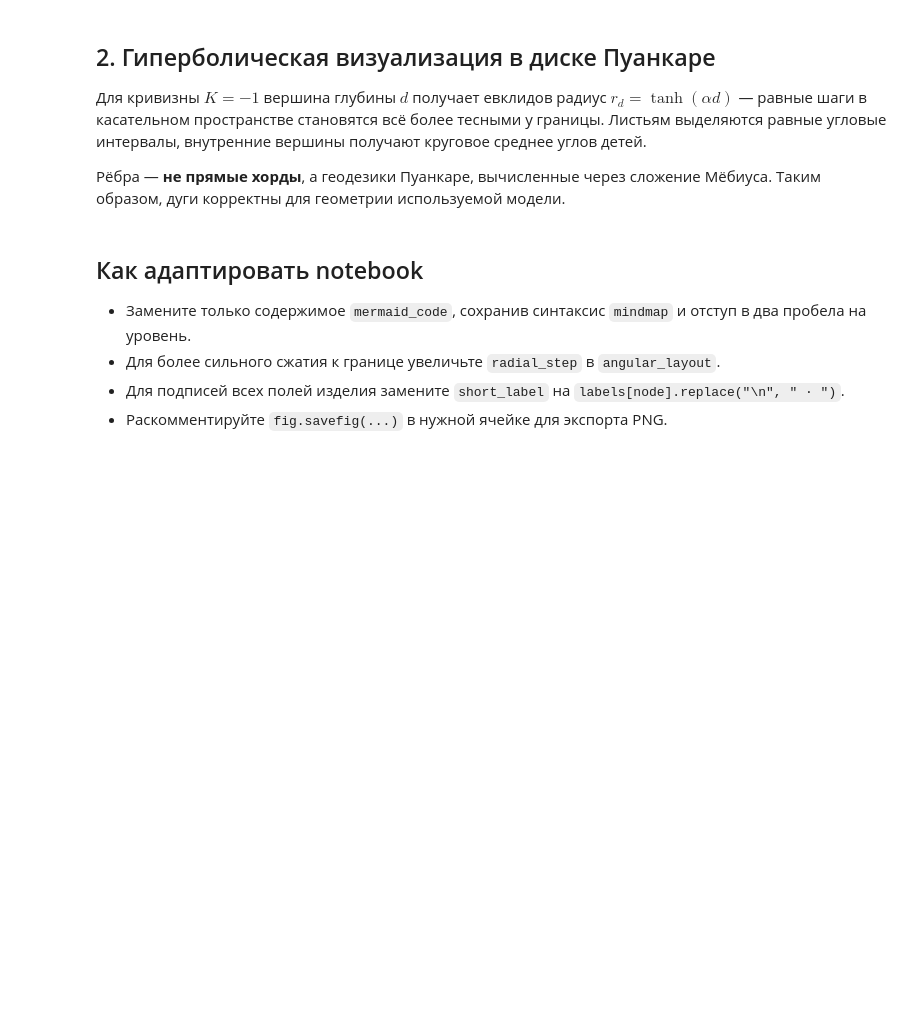
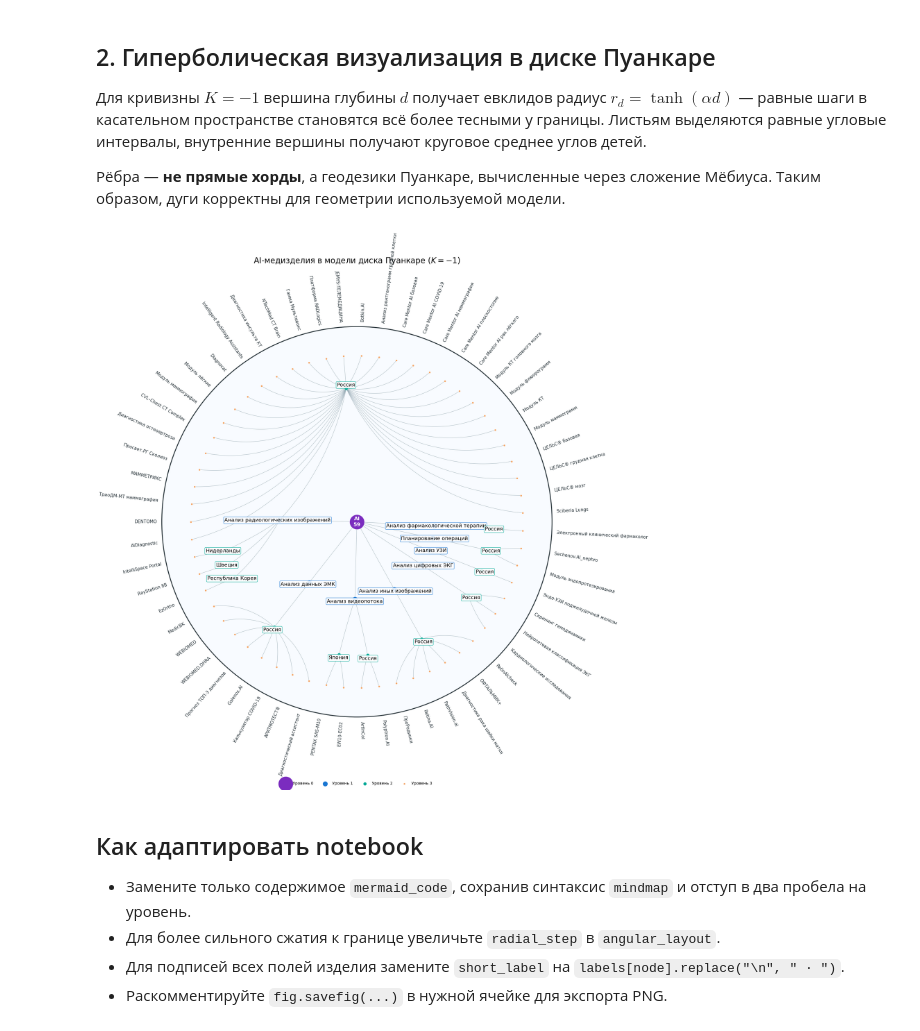
Before and after one commit to TAUforPython/Graph-MachineLearning, a Jupyter notebook: examples/ai_medical_devices_graph_visualizations.ipynb, the cells around one changed output. Drawn from its saved outputs; the diff is of its cells as text; code cells hidden in the pictures; blank space fills up the shorter version.

```diff
--- a/examples/ai_medical_devices_graph_visualizations.ipynb
+++ b/examples/ai_medical_devices_graph_visualizations.ipynb
@@ -273,39 +281,41 @@ for child, par in edges:
 for level in sorted(set(depth.values())):
     nodes = [node for node in labels if depth[node] == level]
     xy = np.array([points[node] for node in nodes])
-    ax.scatter(xy[:, 0], xy[:, 1], s={0:420, 1:170, 2:75, 3:24}[level],
+    ax.scatter(xy[:, 0], xy[:, 1], s={0:1420, 1:170, 2:75, 3:24}[level],
                color=palette[level], edgecolor="white", linewidth=.6, zorder=3,
                label=f"Уровень {level}")
 
 # Internal labels are kept inside; leaf labels are rotated around the rim.
 for node, point in points.items():
     if depth[node] == 0:
         ax.text(*point, "AI\n59", ha="center", va="center", color="white",
-                fontsize=10, weight="bold", zorder=4)
+                fontsize=13, weight="bold", zorder=4)
     elif depth[node] <= 2:
-        ax.text(*(point*1.025), labels[node], ha="center", va="center", fontsize=6.4,
+        ax.text(*(point*1.025), labels[node], ha="center", va="center", fontsize=13,
                 bbox=dict(boxstyle="round,pad=.16", fc="white", ec=palette[depth[node]], alpha=.88),
                 zorder=4)
     else:
         theta = angles[node]
         anchor = 1.025*np.array([np.cos(theta), np.sin(theta)])
         degrees = np.degrees(theta)
         right_half = np.cos(theta) >= 0
         rotation = degrees if right_half else degrees + 180
         # Product name (middle Mermaid line) is the most useful compact leaf label.
         parts = labels[node].split("\n")
         short_label = parts[1] if len(parts) >= 2 else parts[0]
         ax.text(*anchor, short_label, rotation=rotation, rotation_mode="anchor",
-                ha="left" if right_half else "right", va="center", fontsize=5.5,
+                ha="left" if right_half else "right", va="center", fontsize=11,
                 color="#263238", clip_on=False, zorder=4)
 
 ax.set(xlim=(-1.28, 1.28), ylim=(-1.28, 1.28), aspect="equal")
 ax.set_title("AI-медизделия в модели диска Пуанкаре ($K=-1$)", fontsize=20, pad=22)
 ax.axis("off")
 ax.legend(loc="lower center", ncol=4, frameon=False, bbox_to_anchor=(.5, -.035))
 plt.tight_layout()
 # fig.savefig("ai_medical_devices_poincare.png", dpi=200, bbox_inches="tight")
 plt.show()
+# %% [output]
+[figure, added]
 # %% [markdown]
 
 ## Как адаптировать notebook
```
Also changed, not shown: parts of 4 cells of this notebook.
